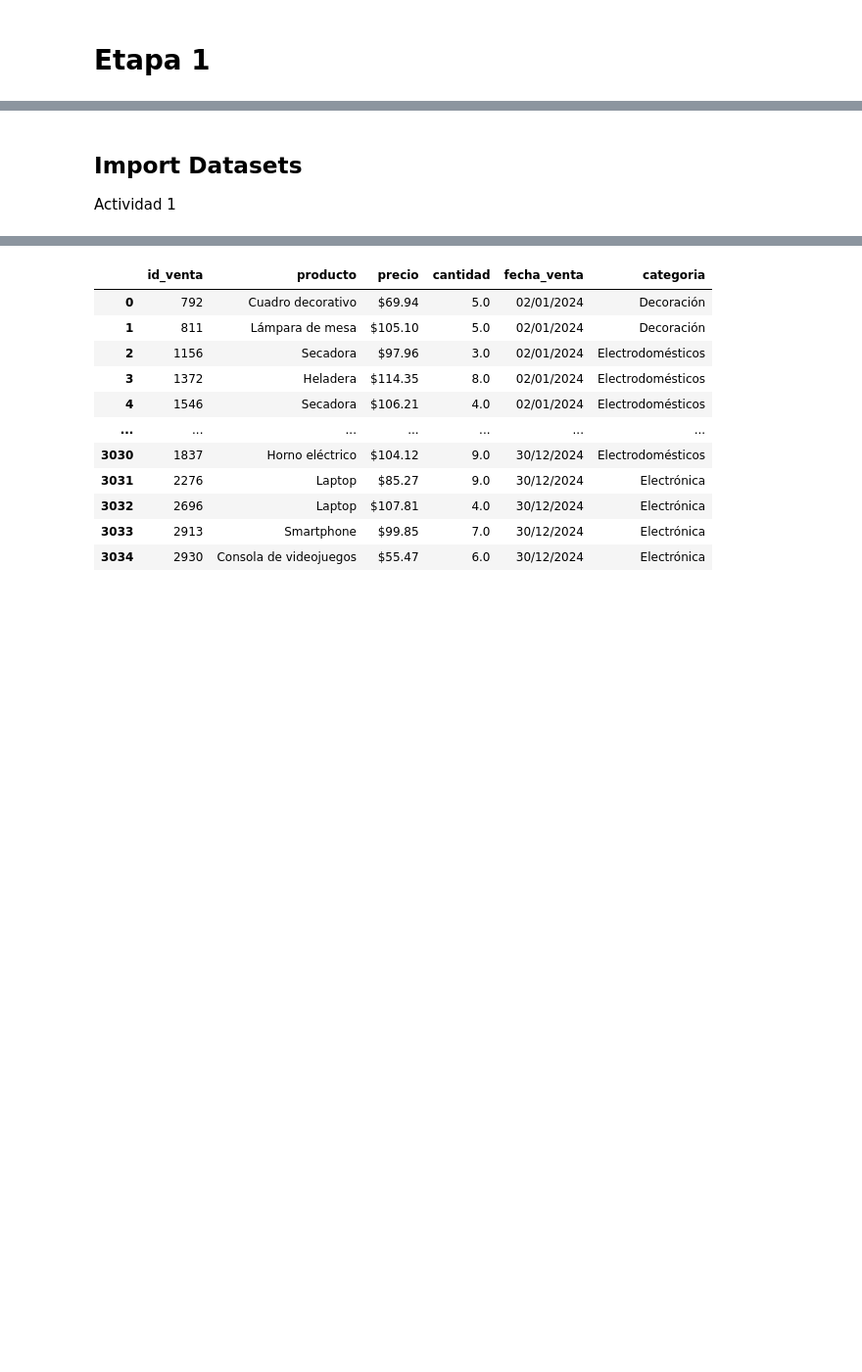
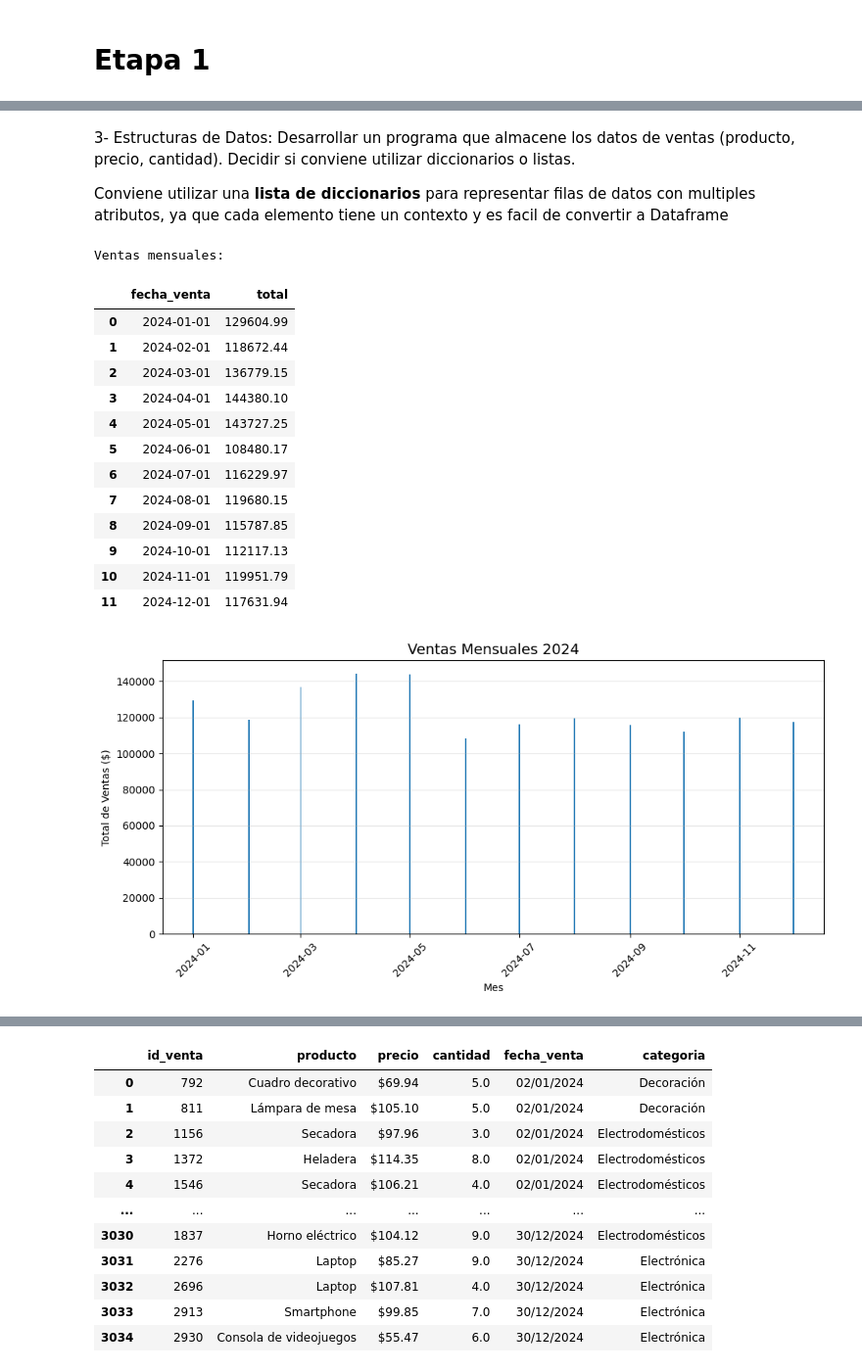
Before and after one commit to marianovanini/TT-2C2025-Data-Analitycs-Notebooks, a Jupyter notebook: Pre entrega/Pre-entrega.ipynb, the cells around one changed output, grey strips where cells are left out. Shown at 98% size. Drawn from its saved outputs; the diff is of its cells as text; code cells hidden in the pictures; blank space fills up the shorter version.

Commit message:
pre-entrega_v1.0

```diff
--- a/Pre entrega/Pre-entrega.ipynb
+++ b/Pre entrega/Pre-entrega.ipynb
@@ -22,3 +32,61 @@ venta_acumuladas
-# %% [markdown]
-## Import Datasets
-Actividad 1
+# %% [markdown]
+3- Estructuras de Datos: Desarrollar un programa que almacene los datos de ventas (producto, precio, cantidad). Decidir si conviene utilizar diccionarios o listas.
+
+ Conviene utilizar una  **lista de diccionarios** para representar filas de datos con multiples atributos, ya que cada elemento tiene un contexto y  es facil de convertir a Dataframe
+# %%
+# importo el dataset de ventas y calculo las ventas totales
+import pandas as pd
+import matplotlib.pyplot as plt
+
+#  Cargo los datos de ventas
+ventas = pd.read_csv("https://raw.githubusercontent.com/marianovanini/TT-2C2025-Data-Analitycs-Notebooks/refs/heads/main/Pre%20entrega/Datasets/ventas.csv")
+
+#  Ajusto caracteres especiales en los precios
+ventas['precio'] = ventas['precio'].replace('[$,]', '', regex=True).astype(float)
+
+#  Conversión de fechas
+ventas['fecha_venta'] = pd.to_datetime(ventas['fecha_venta'], format='%d/%m/%Y')
+
+#  Calculo total por venta
+ventas['total'] = ventas['precio'] * ventas['cantidad']
+
+#  Agrupo por mes
+ventas_mensuales = (
+    ventas.groupby(ventas['fecha_venta'].dt.to_period('M'))['total']
+    .sum()
+    .reset_index()
+)
+
+# Convierto la fecha
+ventas_mensuales['fecha_venta'] = ventas_mensuales['fecha_venta'].dt.to_timestamp()
+
+#  Muestro tabla
+print("Ventas mensuales:")
+display(ventas_mensuales)
+
+#  Grafico
+plt.figure(figsize=(10,5))
+plt.bar(ventas_mensuales['fecha_venta'], ventas_mensuales['total'])
+plt.title("Ventas Mensuales 2024", fontsize=14)
+plt.xlabel("Mes")
+plt.ylabel("Total de Ventas ($)")
+plt.xticks(rotation=45)
+plt.grid(axis='y', alpha=0.3)
+plt.tight_layout()
+plt.show()
+# %% [output]
+Ventas mensuales:
+|  | fecha_venta | total |
+| 0 | 2024-01-01 | 129604.99 |
+| 1 | 2024-02-01 | 118672.44 |
+| 2 | 2024-03-01 | 136779.15 |
+| 3 | 2024-04-01 | 144380.10 |
+| 4 | 2024-05-01 | 143727.25 |
+| 5 | 2024-06-01 | 108480.17 |
+| 6 | 2024-07-01 | 116229.97 |
+| 7 | 2024-08-01 | 119680.15 |
+| 8 | 2024-09-01 | 115787.85 |
+| 9 | 2024-10-01 | 112117.13 |
+| 10 | 2024-11-01 | 119951.79 |
+| 11 | 2024-12-01 | 117631.94 |
+[figure, added]
```
Also changed, not shown: parts of 53 cells of this notebook.
